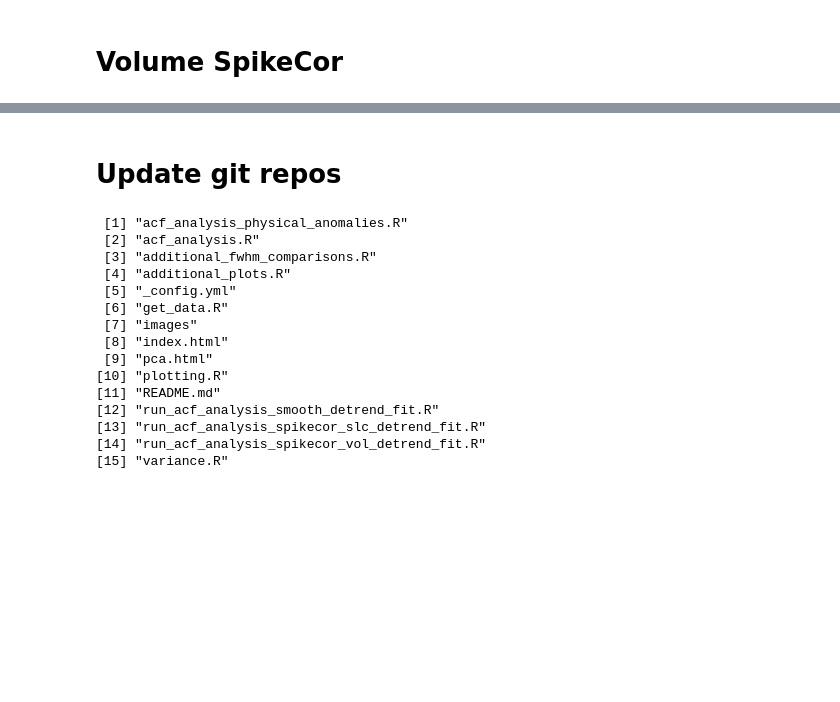
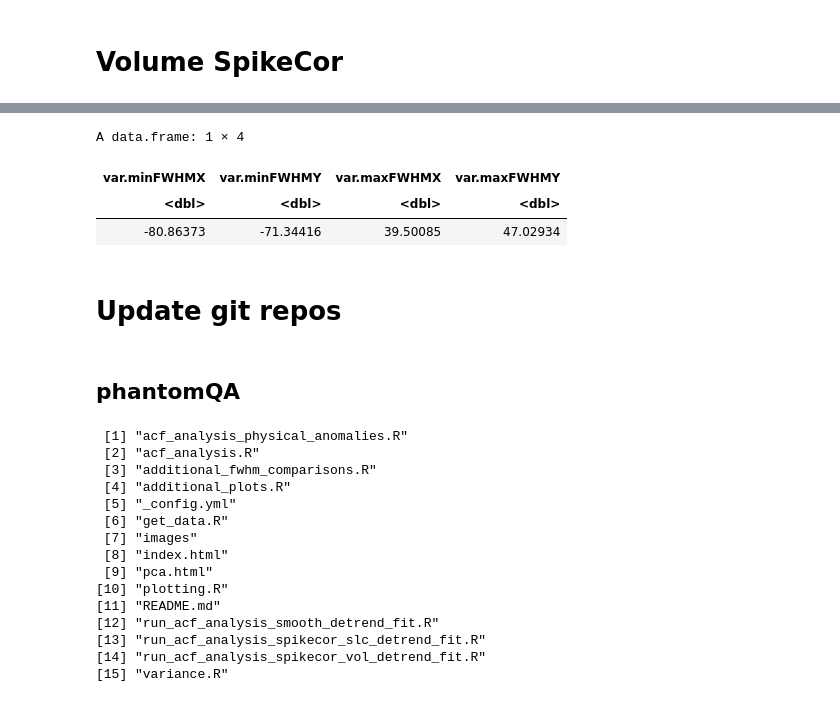
Before and after one commit to araskay/phantomQA, a Jupyter notebook: PhantomQA_analysis.ipynb, the cells around one changed output, grey strips where cells are left out. Drawn from its saved outputs; the diff is of its cells as text; code cells hidden in the pictures; blank space fills up the shorter version.

Commit message:
Update PhantomQA_analysis.ipynb from colab

```diff
--- a/PhantomQA_analysis.ipynb
+++ b/PhantomQA_analysis.ipynb
@@ -433,5 +882,15 @@ for (site in sites){
+# %%
+# percent change in variance
+(var_fwhm_smooth-var_fwhm_unproc)/var_fwhm_unproc * 100
+# %% [output]
+A data.frame: 1 × 4
+| var.minFWHMX | var.minFWHMY | var.maxFWHMX | var.maxFWHMY |
+| <dbl> | <dbl> | <dbl> | <dbl> |
+| -80.86373 | -71.34416 | 39.50085 | 47.02934 |
 # %% [markdown]
 # Update git repos
+# %% [markdown]
+## phantomQA
 # %%
 setwd('/content/phantomQA')
 # %%
```
Also changed, not shown: parts of 40 cells of this notebook.
